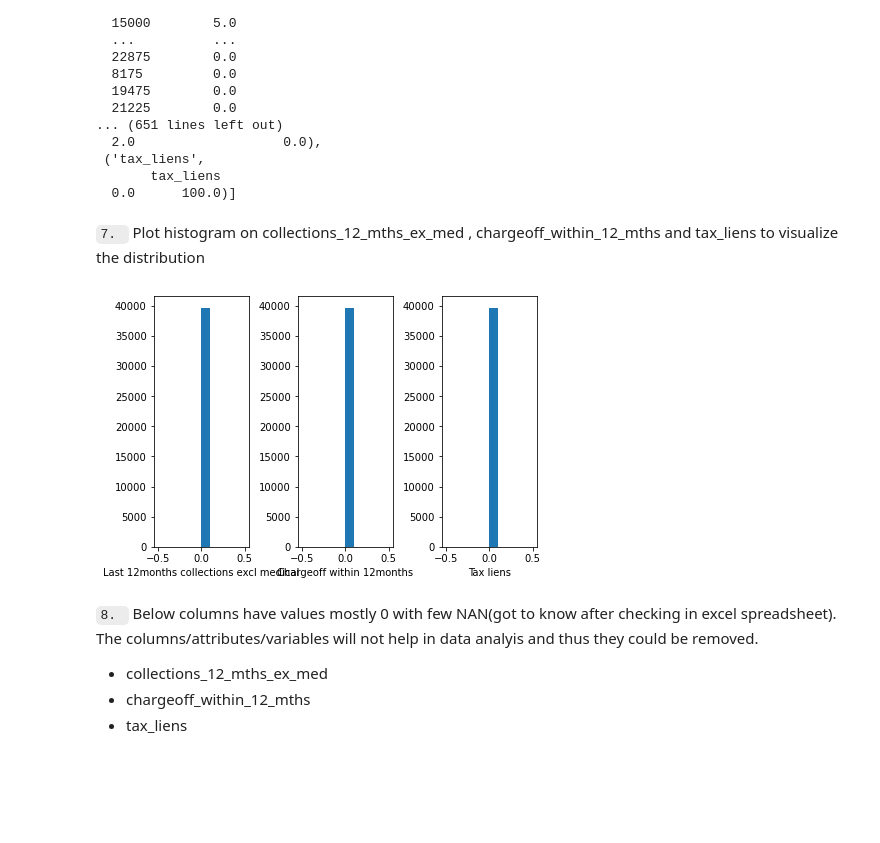
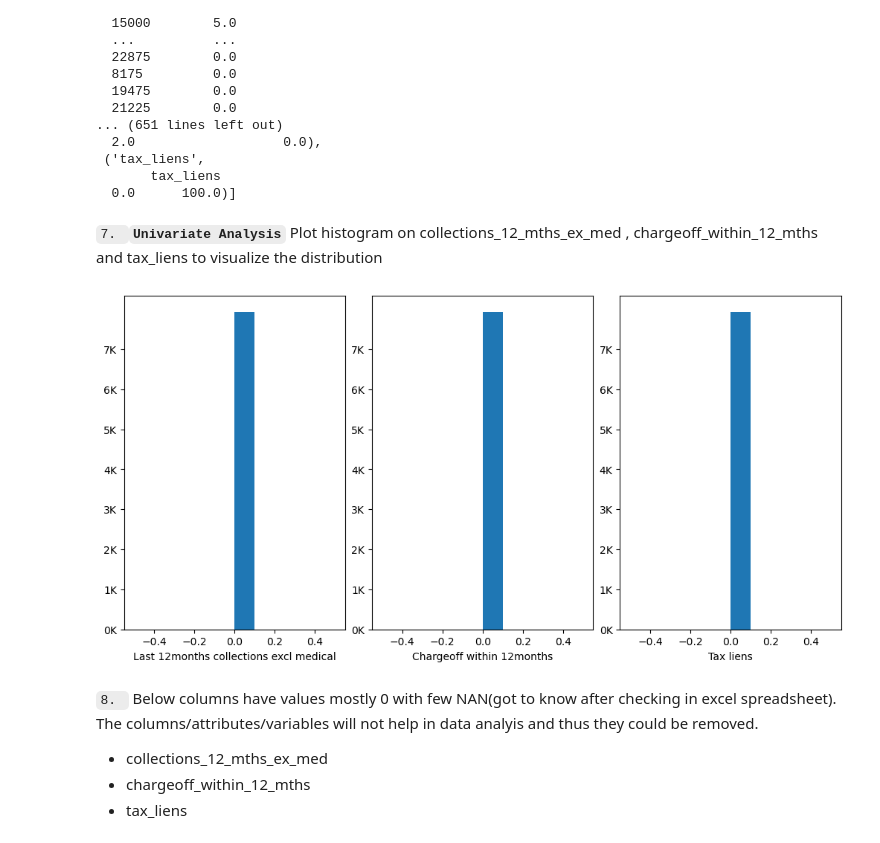
Before and after one commit to charankumarhs/LendingClubCaseStudy, a Jupyter notebook: Charan_Hulmani.ipynb, the cells around one changed output. Cells and saved outputs as stored; diff of their text form; code cells hidden in the pictures; blank space fills up the shorter version.

Commit message:
Univariate Bivariate Analysis and Inferences

```diff
--- a/Charan_Hulmani.ipynb
+++ b/Charan_Hulmani.ipynb
@@ -13,9 +13,9 @@ import re
 # %%
 #df_lending_club = pd.read_csv("/Users/charanhulmani/Desktop/UpGrad/MSc-IITB & LJMU/Case Study/Lending Load club/loan.csv",header=0,low_memory=False)
 
-df_lending_club = pd.read_csv("C:/Users/Siyaram/Documents/Python Scripts/Upgrad/Projects/LendingClubCaseStudy/loan.csv",header=0,
+df_lending_club = pd.read_csv("/Users/charanhulmani/Desktop/UpGrad/MSc-IITB & LJMU/Case Study/LendingClubCaseStudy/loan.csv",header=0,
                  low_memory=False)
-
+print(df_lending_club.shape)
+print(df_lending_club.info())
 df_lending_club.head()
-len(df_lending_club)
 # %% [output]
@@ -86,18 +99,27 @@ df_lending_club.drop(columns=['url','desc','title'],inplace=True)
        tax_liens
   0.0      100.0)]
 # %% [markdown]
-`7. ` Plot histogram on collections_12_mths_ex_med , chargeoff_within_12_mths and tax_liens to visualize the distribution
+`7. `<b>`Univariate Analysis`</b> Plot histogram on collections_12_mths_ex_med , chargeoff_within_12_mths and tax_liens to visualize the distribution
 # %%
-fig,(ax1,ax2,ax3) = plt.subplots(1, 3 , sharey = False, constrained_layout = True)
+ticks = np.arange(0,40000, 5000)
+labels = ['{}K'.format(i//5000) for i in ticks]
+
+fig,(ax1,ax2,ax3) = plt.subplots(1, 3 , figsize=(10,5), sharey = False, constrained_layout = True)
 ax1.hist(df_lending_club.collections_12_mths_ex_med)
 ax1.set_xlabel('Last 12months collections excl medical')
-ax2.hist(df_lending_club.chargeoff_within_12_mths, )
+ax1.set_yticks(ticks,labels)
+
+ax2.hist(df_lending_club.chargeoff_within_12_mths)
 ax2.set_xlabel('Chargeoff within 12months')
+ax2.set_yticks(ticks,labels)
+
 ax3.hist(df_lending_club.tax_liens)
 ax3.set_xlabel('Tax liens')
+ax3.set_yticks(ticks,labels)
+
 plt.show()
 # %% [output]
-[figure, old version]
+[figure, new version]
 # %% [markdown]
 `8. ` Below columns have values mostly 0 with few NAN(got to know after checking in excel spreadsheet). The columns/attributes/variables will not help in data analyis and thus they could be removed.<br>
    -  collections_12_mths_ex_med <br>
```
Also changed, not shown: parts of 44 cells of this notebook.
